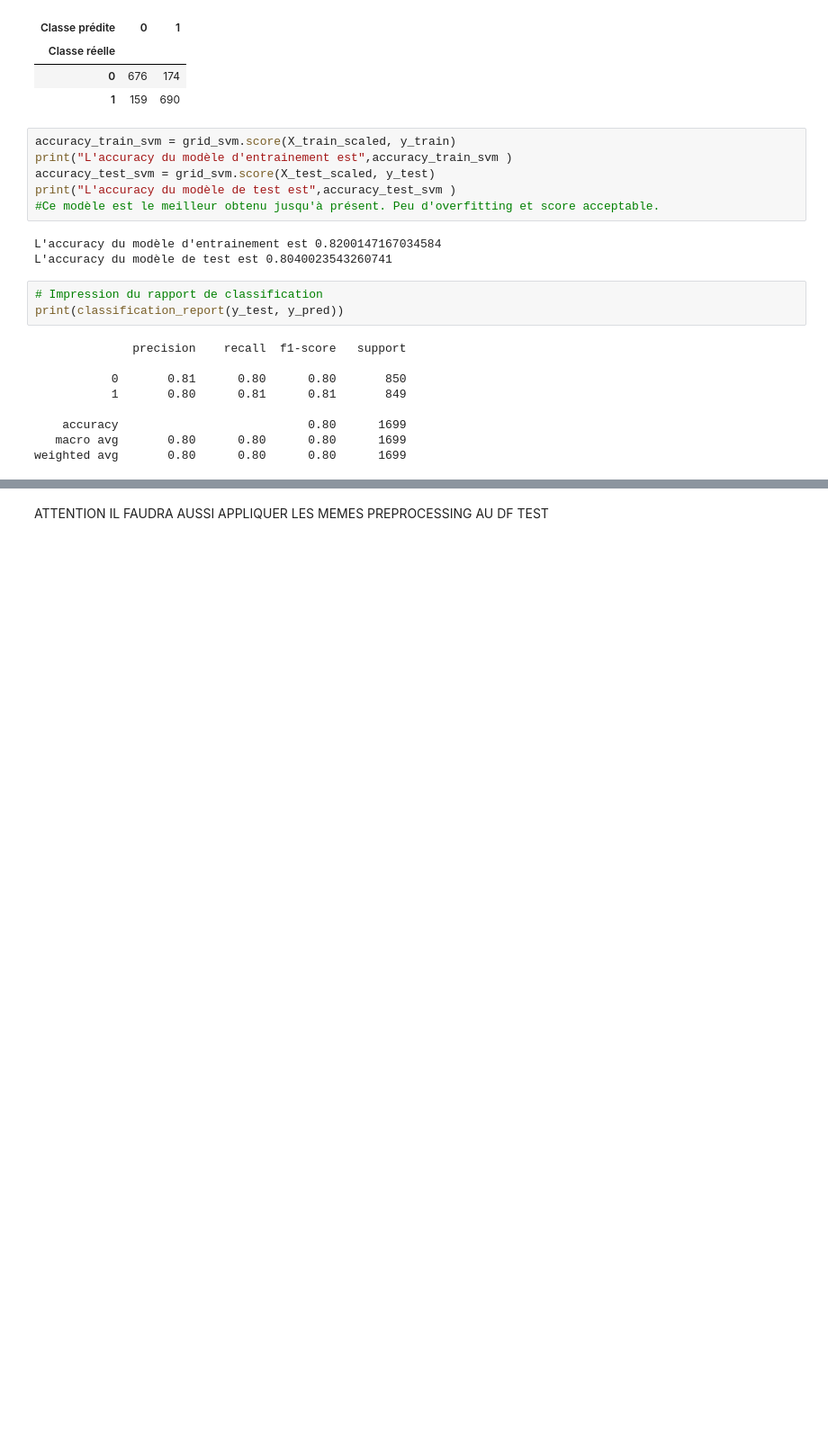
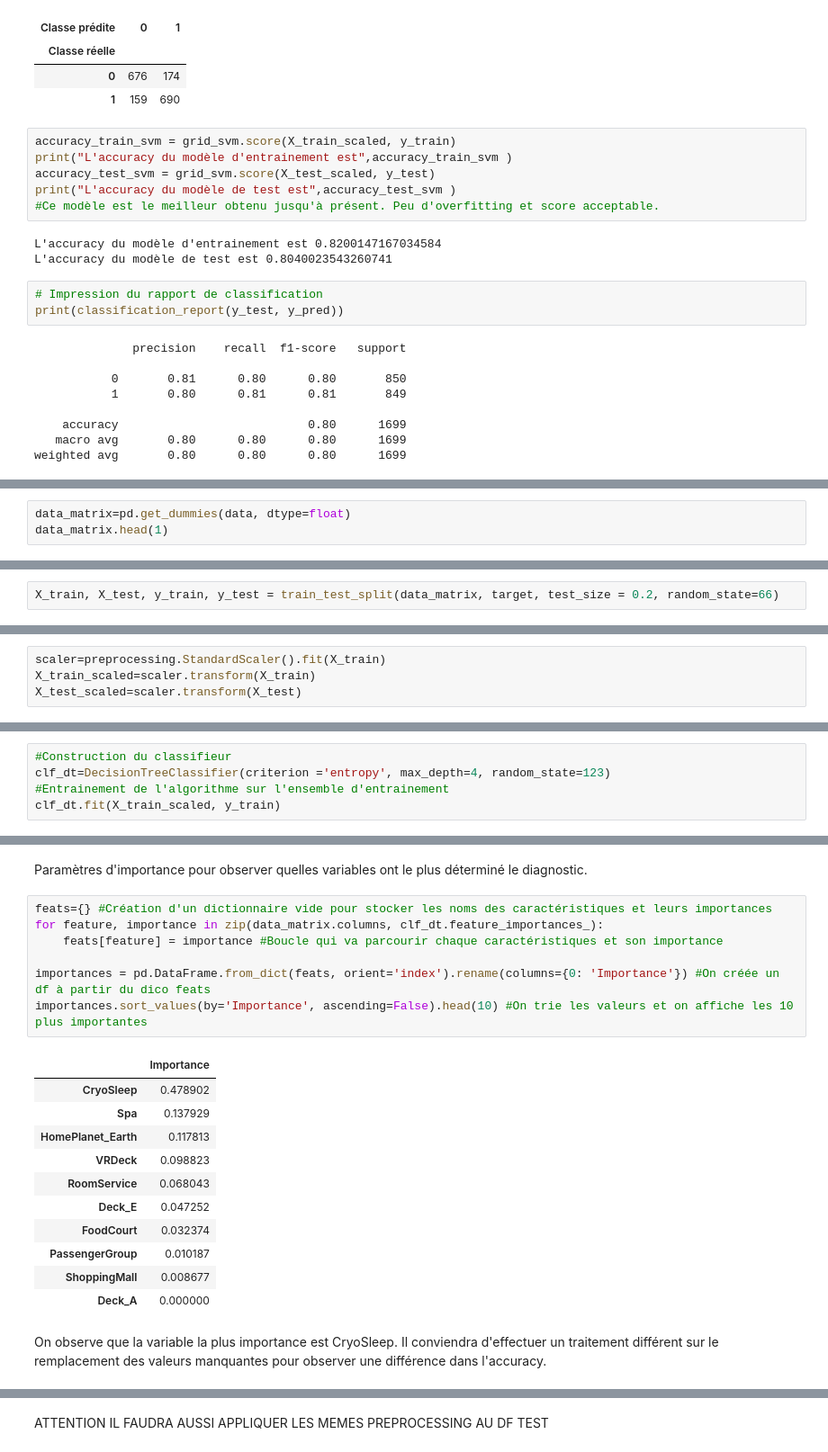
Before and after one commit to G-RELIQUET/Spaceship-Titanic, a Jupyter notebook: Etude.ipynb, the cells around one changed output, grey strips where cells are left out. Shown: that part at 90% size. Cells and saved outputs as stored; diff of their text form; blank space fills up the shorter version.

```diff
--- a/Etude.ipynb
+++ b/Etude.ipynb
@@ -993,0 +954,3 @@ weighted avg       0.80      0.80      0.80      1699
+# %%
+data_matrix=pd.get_dummies(data, dtype=float)
+data_matrix.head(1)
@@ -993,0 +963,2 @@ weighted avg       0.80      0.80      0.80      1699
+# %%
+X_train, X_test, y_train, y_test = train_test_split(data_matrix, target, test_size = 0.2, random_state=66)
@@ -993,0 +967,4 @@ weighted avg       0.80      0.80      0.80      1699
+# %%
+scaler=preprocessing.StandardScaler().fit(X_train)
+X_train_scaled=scaler.transform(X_train)
+X_test_scaled=scaler.transform(X_test)
@@ -993,0 +973,5 @@ weighted avg       0.80      0.80      0.80      1699
+# %%
+#Construction du classifieur
+clf_dt=DecisionTreeClassifier(criterion ='entropy', max_depth=4, random_state=123)
+#Entrainement de l'algorithme sur l'ensemble d'entrainement
+clf_dt.fit(X_train_scaled, y_train)
@@ -993,0 +999,23 @@ weighted avg       0.80      0.80      0.80      1699
+# %% [markdown]
+Paramètres d'importance pour observer quelles variables ont le plus déterminé le diagnostic.
+# %%
+feats={} #Création d'un dictionnaire vide pour stocker les noms des caractéristiques et leurs importances
+for feature, importance in zip(data_matrix.columns, clf_dt.feature_importances_):
+    feats[feature] = importance #Boucle qui va parcourir chaque caractéristiques et son importance
+
+importances = pd.DataFrame.from_dict(feats, orient='index').rename(columns={0: 'Importance'}) #On créée un df à partir du dico feats
+importances.sort_values(by='Importance', ascending=False).head(10) #On trie les valeurs et on affiche les 10 plus importantes
+# %% [output]
+|  | Importance |
+| CryoSleep | 0.478902 |
+| Spa | 0.137929 |
+| HomePlanet_Earth | 0.117813 |
+| VRDeck | 0.098823 |
+| RoomService | 0.068043 |
+| Deck_E | 0.047252 |
+| FoodCourt | 0.032374 |
+| PassengerGroup | 0.010187 |
+| ShoppingMall | 0.008677 |
+| Deck_A | 0.000000 |
+# %% [markdown]
+On observe que la variable la plus importance est CryoSleep. Il conviendra d'effectuer un traitement différent sur le remplacement des valeurs manquantes pour observer une différence dans l'accuracy.
```
Also changed, not shown: parts of 100 cells of this notebook.
